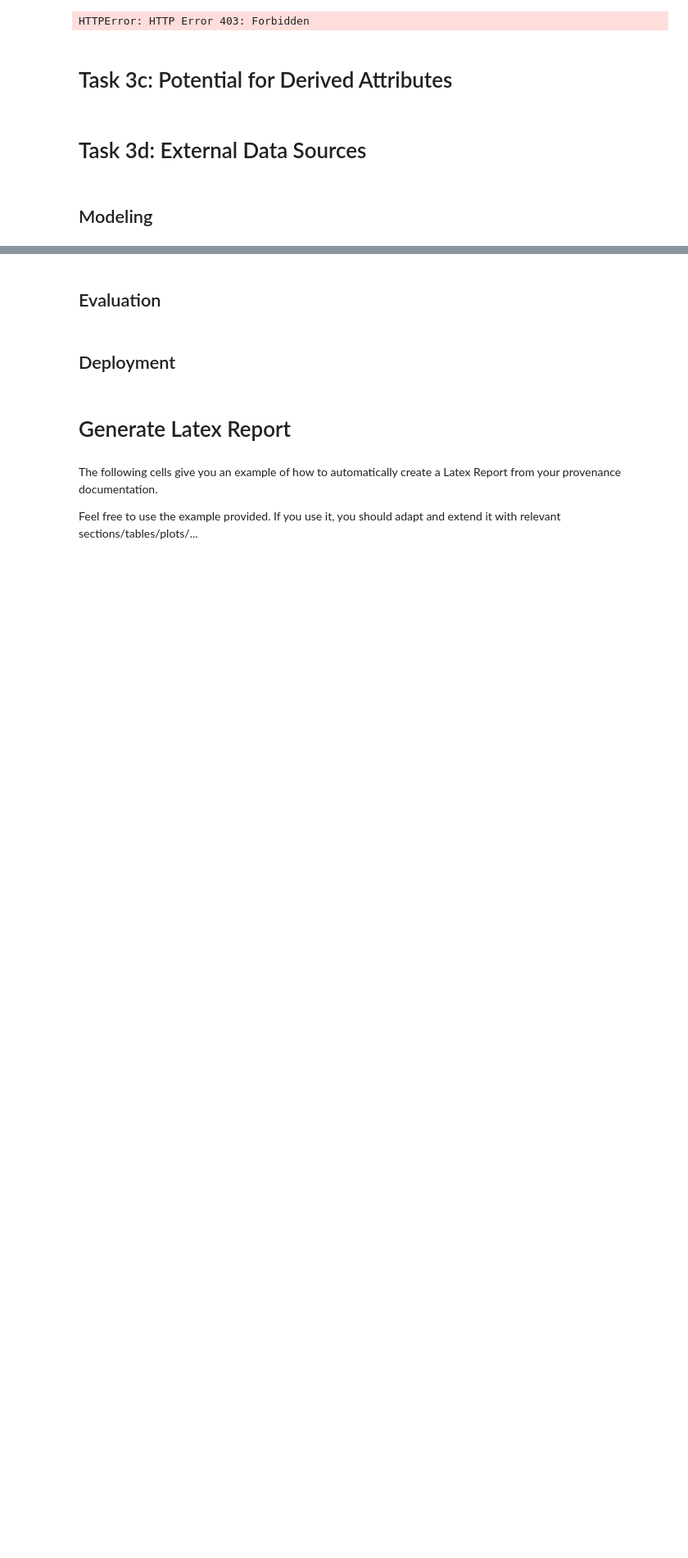
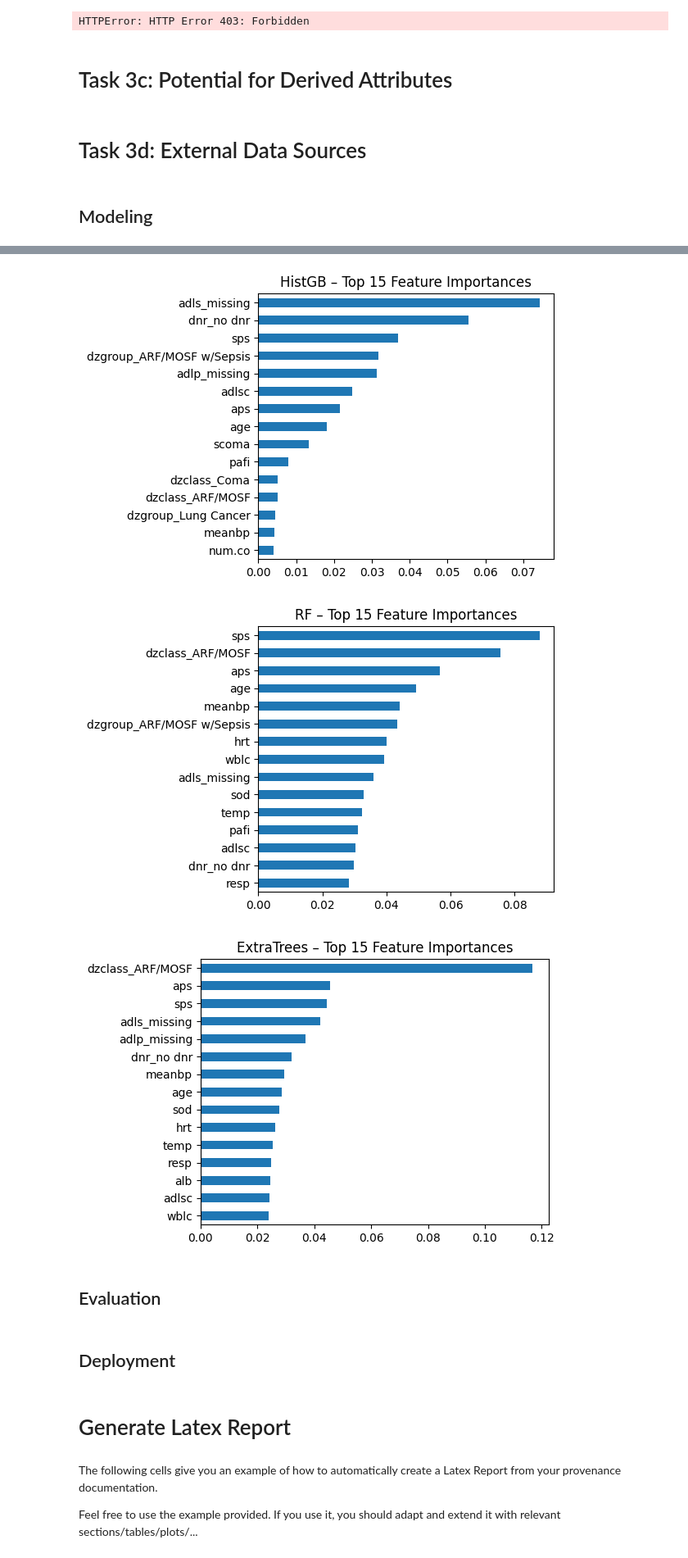
Before and after one commit to morawia/hospital-los, a Jupyter notebook: notebook/BI-hospital-los_251201.ipynb, the cells around one changed output, grey strips where cells are left out. Shown at 82% size. Cells and saved outputs as stored; diff of their text form; code cells hidden in the pictures; blank space fills up the shorter version.

Commit message:
added first modeling and evaluation (including feature importance) experiments

```diff
--- a/notebook/BI-hospital-los_251201.ipynb
+++ b/notebook/BI-hospital-los_251201.ipynb
@@ -3177,15 +3169,21 @@ models = {
 }
 
 rows = []
+y_test_days = np.expm1(y_test)
 for name, m in models.items():
     m.fit(X_train, y_train)
-    pred = m.predict(X_test)
+    pred_log = m.predict(X_test)
+    pred_days = np.expm1(pred_log)
+
+    mse = mean_squared_error(y_test_days, pred_days)
+    rmse = np.sqrt(mse)
+
     rows.append({
         "model": name,
-        "MAE (days)": mean_absolute_error(y_test, pred),
-        "RMSE (days)": mean_squared_error(y_test, pred, squared=False),
-        "R²": r2_score(y_test, pred),
-        "MedianAE (days)": np.median(np.abs(y_test - pred)),
+        "MAE (days)": mean_absolute_error(y_test_days, pred_days),
+        "RMSE (days)": rmse,
+        "R²": r2_score(y_test_days, pred_days),
+        "MedianAE (days)": np.median(np.abs(y_test_days - pred_days)),
     })
 
 res = pd.DataFrame(rows).sort_values("MAE (days)")
@@ -3196,3 +3199,31 @@ TypeError: got an unexpected keyword argument 'squared'
+# %%
+# feature importance experiment
+
+from sklearn.inspection import permutation_importance
+
+tree_models = {
+    "HistGB": HistGradientBoostingRegressor(random_state=42),
+    "RF": RandomForestRegressor(n_estimators=500, random_state=42, n_jobs=-1),
+    "ExtraTrees": ExtraTreesRegressor(n_estimators=500, random_state=42, n_jobs=-1),
+}
+
+for name, model in tree_models.items():
+    model.fit(X_train, y_train)
+
+    if hasattr(model, "feature_importances_"):
+        imp = pd.Series(model.feature_importances_, index=X_train.columns).sort_values(ascending=False)
+    else:
+        pi = permutation_importance(model, X_test, y_test, n_repeats=5, random_state=42, n_jobs=-1)
+        imp = pd.Series(pi.importances_mean, index=X_train.columns).sort_values(ascending=False)
+
+    imp.head(15).sort_values().plot.barh(figsize=(6,4))
+    plt.title(f"{name} – Top 15 Feature Importances")
+    plt.tight_layout()
+    plt.show()
+# %% [output]
+[figure, added]
+[figure, added]
+[figure, added]
 # %%
 model_data_code_writer = student_a
 
```
Also changed, not shown: parts of 5 cells of this notebook.
